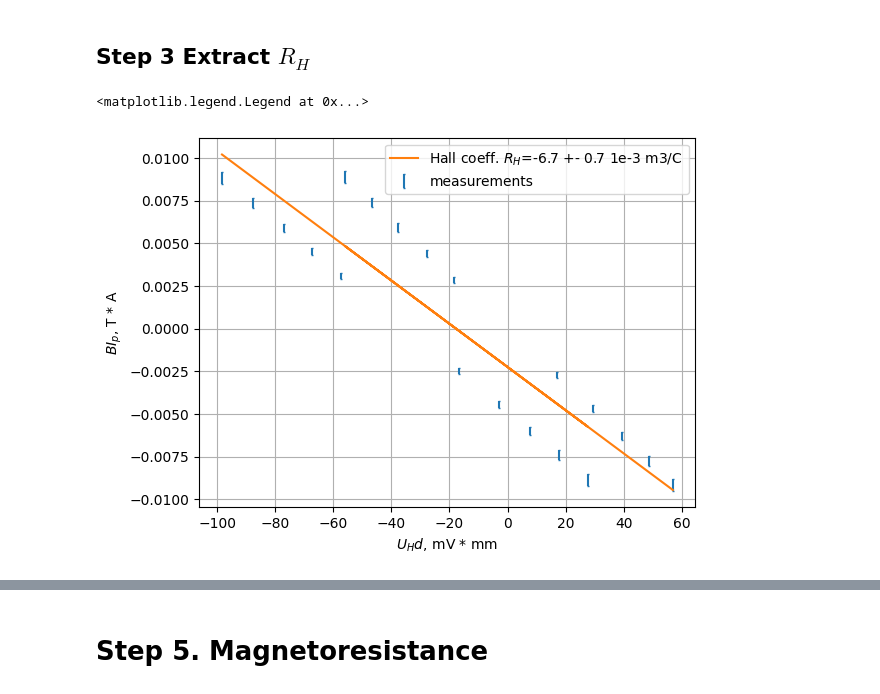
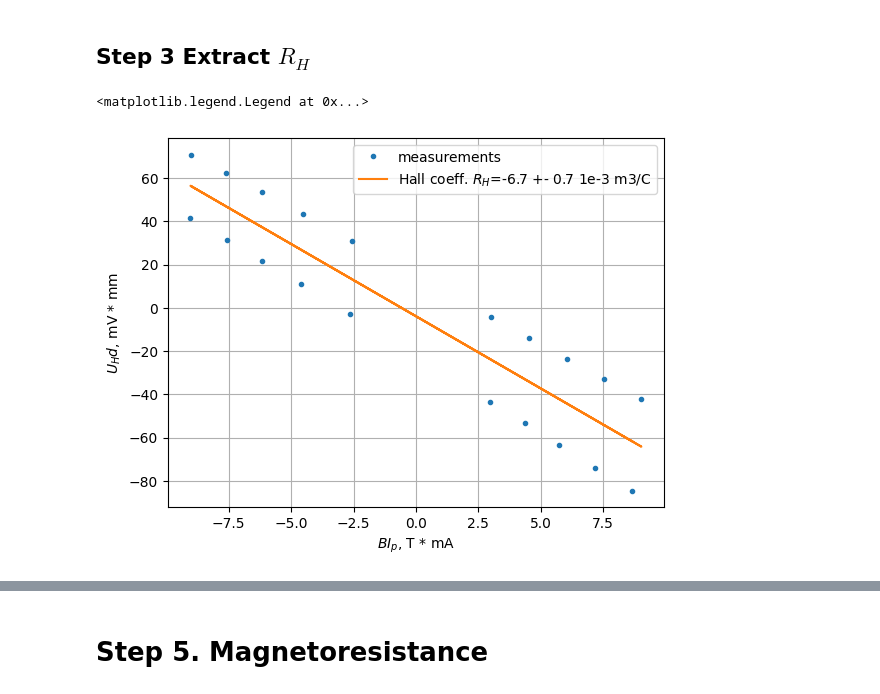
Before and after one commit to evgeny-kolonsky/Lab4, a Jupyter notebook: Hall/Hall_cold_measurements.ipynb, the cells around one changed output, grey strips where cells are left out. Saved outputs shown, nothing was run; the diff lists cells and outputs as text; code cells hidden in the pictures.

```diff
--- a/Hall/Hall_cold_measurements.ipynb
+++ b/Hall/Hall_cold_measurements.ipynb
@@ -405,7 +445,6 @@ Ip, Up, Uh, B = np.genfromtxt(data.splitlines()).T
 Ip *= 1e-3
 Up *= 1e-3
 Uh *= 1e-3
-B -= 5
 B  *= 1e-3
 
 # uncertaities
@@ -429,28 +468,21 @@ plt.grid()
 # %%
 # hall voltage zero correction
 Uh_ = Uh - beta * Up - U0
-Uh_ = Uh - beta * Up - 20e-3
 
 
-y = B * Ip
-# relative error
-y_rel = np.sqrt(B_rel**2 + Ip_rel**2)
-y_err = np.abs(y * y_rel)
-# Error by x is negligible
-x = Uh_ * d
-fityx = linregress(y, x)
-RH = fityx. slope
-RH_err  = fityx.stderr
+x = B * Ip
+y = Uh_ * d
+fit = linregress(x, y)
+RH = fit.slope
+RH_err  = fit.stderr
 
-fitxy = linregress(x, y)
-
-plt.errorbar(x*1e6, y, yerr=y_err,  capsize=1, linestyle='', label='measurements')
-plt.plot(x*1e6, fitxy.slope *x + fitxy.intercept, label=fr'Hall coeff. $R_H$={RH*1e3:.1f} +- {RH_err*1e3:.1f} 1e-3 m3/C')
+plt.plot(x*1e3, y*1e6, '.', label='measurements')
+plt.plot(x*1e3, 1e6*(fit.slope *x + fit.intercept), label=fr'Hall coeff. $R_H$={RH*1e3:.1f} +- {RH_err*1e3:.1f} 1e-3 m3/C')
 plt.grid()
-plt.ylabel(r'$B I_p$, T * A')
-plt.xlabel(r'$U_H d$, mV * mm')
+plt.xlabel(r'$B I_p$, T * mA')
+plt.ylabel(r'$U_H d$, mV * mm')
 
 plt.legend()
 # %% [output]
 <matplotlib.legend.Legend at 0x...>
-[figure, old version]
+[figure, new version]
```
Also changed, not shown: parts of 13 cells of this notebook.
